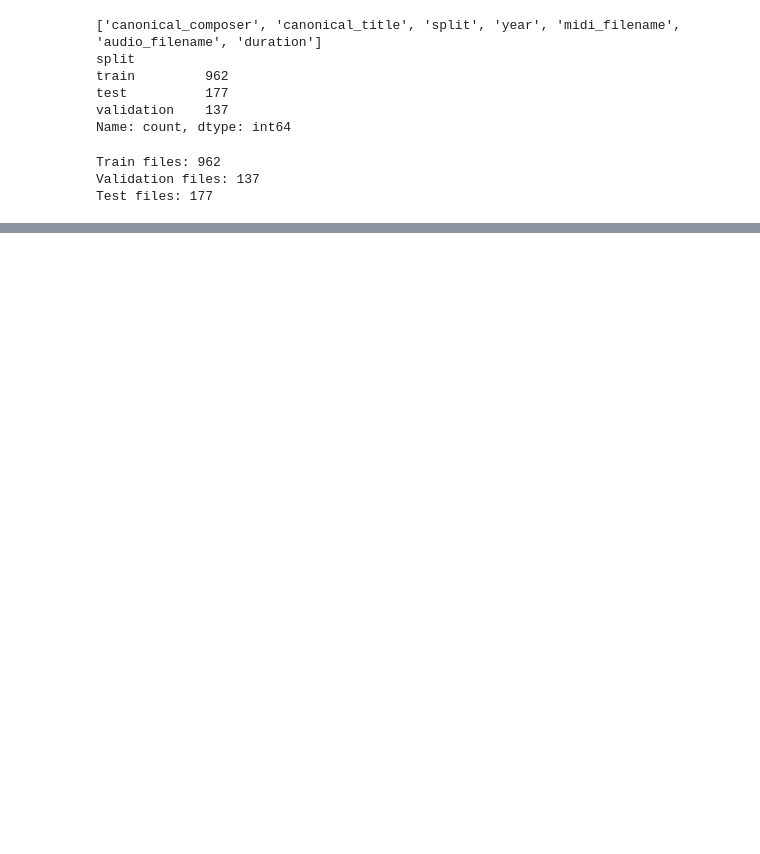
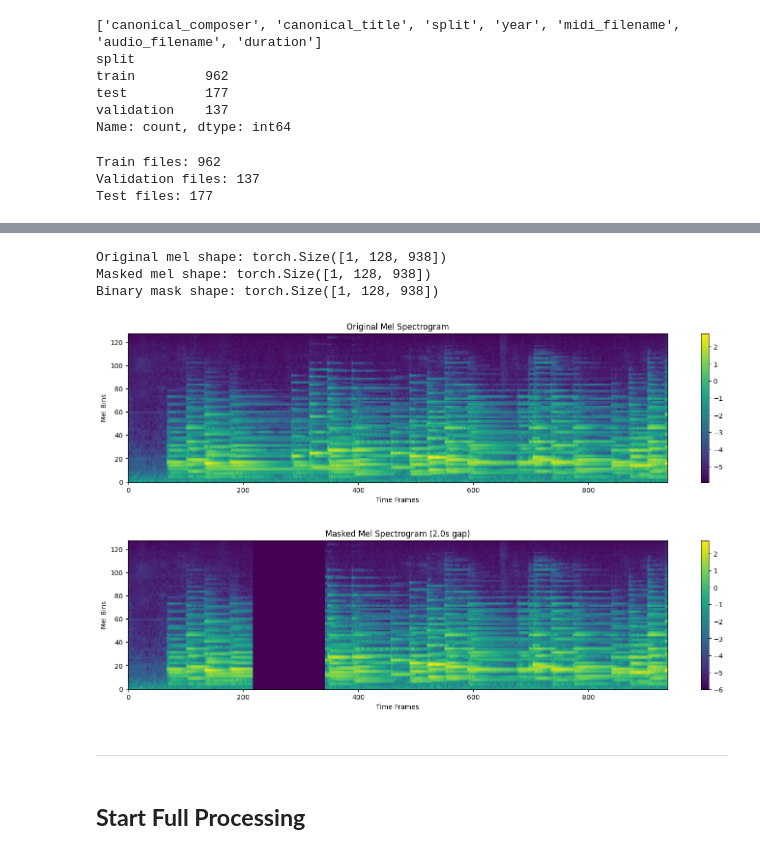
Before and after one commit to junhanngg/Learned-Fusion-Retrieval-Conditioned-Latent-Diffusion, a Jupyter notebook: data/pipeline_data.ipynb, the cells around one changed output, grey strips where cells are left out. Cells and saved outputs as stored; diff of their text form; code cells hidden in the pictures; blank space fills up the shorter version.

```diff
--- a/data/pipeline_data.ipynb
+++ b/data/pipeline_data.ipynb
@@ -97,0 +279,19 @@ raw/maestro-v3.0.0-midi.zip/2018/MIDI-Unprocessed_Chamber3_MID--AUDIO_10_R3_2018
+# %%
+# test masking on a sample
+gap_seconds = select_gapseconds(audio_cfg, 2)
+
+masked_mel, binary_mask = apply_mask(egmel_01, gap_seconds, audio_cfg)
+
+print("Original mel shape:", egmel_01.shape)
+print("Masked mel shape:", masked_mel.shape)
+print("Binary mask shape:", binary_mask.shape)
+
+# visualise missing portion
+plot_melspec(egmel_01, title="Original Mel Spectrogram")
+plot_melspec(masked_mel, title=f"Masked Mel Spectrogram ({gap_seconds}s gap)")
+# %% [output]
+Original mel shape: torch.Size([1, 128, 938])
+Masked mel shape: torch.Size([1, 128, 938])
+Binary mask shape: torch.Size([1, 128, 938])
+[figure, added]
+[figure, added]
@@ -97,0 +406,4 @@ raw/maestro-v3.0.0-midi.zip/2018/MIDI-Unprocessed_Chamber3_MID--AUDIO_10_R3_2018
+# %% [markdown]
+---
+# %% [markdown]
+## **Start Full Processing**
```
Also changed, not shown: parts of 14 cells of this notebook.
